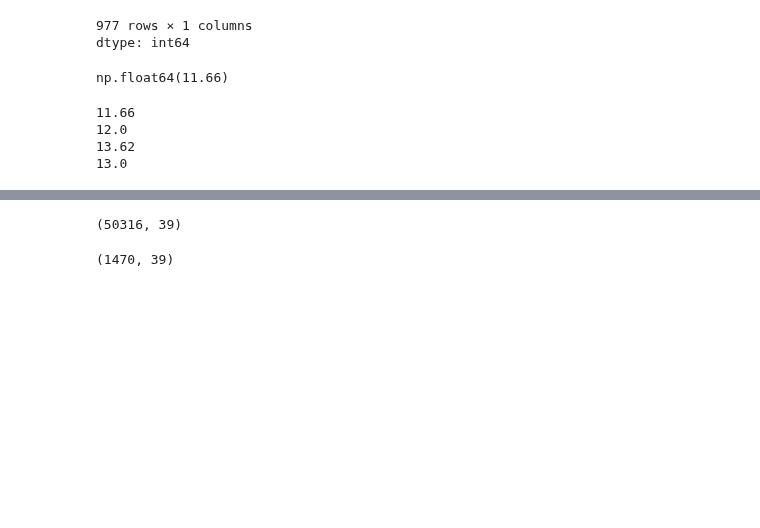
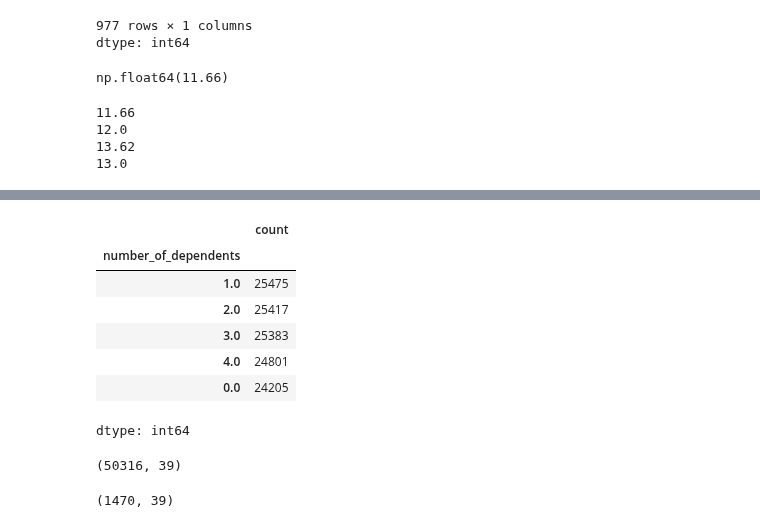
Before and after one commit to svgoudar/My-Data-Science-Roadmap, a Jupyter notebook: Pandas_and_Numpy/Panda/4.Data_Cleaning.ipynb, the cells around one changed output, grey strips where cells are left out. Saved outputs shown, nothing was run; the diff lists cells and outputs as text; code cells hidden in the pictures; blank space fills up the shorter version.

```diff
--- a/Pandas_and_Numpy/Panda/4.Data_Cleaning.ipynb
+++ b/Pandas_and_Numpy/Panda/4.Data_Cleaning.ipynb
@@ -294,3 +320,14 @@ df[['interest_rate_offered_clipped','number_of_dependents_clipped']] = df[['inte
+# %%
+df['number_of_dependents'].value_counts()
+# %% [output]
+|  | count |
+| number_of_dependents |  |
+| 1.0 | 25475 |
+| 2.0 | 25417 |
+| 3.0 | 25383 |
+| 4.0 | 24801 |
+| 0.0 | 24205 |
+dtype: int64
 # %%
 df[['debt_to_income_ratio_rounded ','interest_rate_offered_rounded']] = df[['debt_to_income_ratio','interest_rate_offered']].round(1)
 # %%
```
Also changed, not shown: parts of 3 cells of this notebook.
